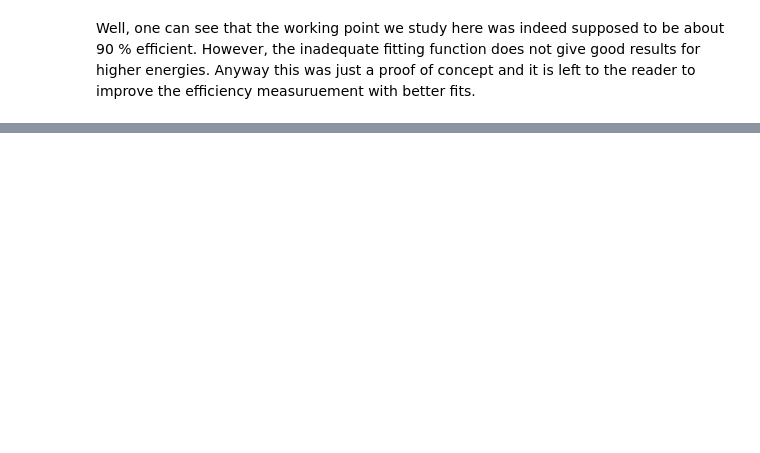
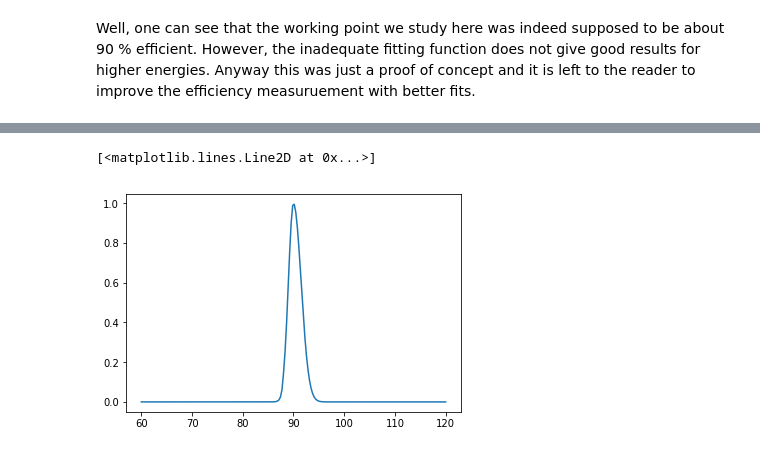
Before and after one commit to guitargeek/geeksw, a Jupyter notebook: examples/electron_tnp.ipynb, the cells around one changed output, grey strips where cells are left out. Saved outputs shown, nothing was run; the diff lists cells and outputs as text; code cells hidden in the pictures; blank space fills up the shorter version.

```diff
--- a/examples/electron_tnp.ipynb
+++ b/examples/electron_tnp.ipynb
@@ -317,0 +333,23 @@ Well, one can see that the working point we study here was indeed supposed to be
+# %%
+def cbexgaus(m, m0, sigma, alpha, n, sigma2, left_tail):
+    """convolution fix + exponential tail on the left.
+    """
+    t = (m - m0) / sigma
+    t0 = (m - m0) / sigma2
+    abs_alpha = abs(alpha)
+    abs_n = abs(n)
+
+    if left_tail >= 0:
+        return (t > 0) * np.exp(-0.5*t0*t0) + \
+               np.logical_and(t > -abs_alpha, t <= 0) * np.exp(-0.5*t*t) + \
+               (t <= -abs_alpha) * np.exp(-0.5*abs_alpha**2) * np.exp(n*(t+abs_alpha))
+    else:
+        return (t < 0) * np.exp(-0.5*t*t) + \
+               np.logical_and(t < abs_alpha, t >= 0) * np.exp(-0.5*t0*t0) + \
+               (t >= abs_alpha) * (abs_n/abs_alpha)**abs_n*np.exp(-0.5*abs_alpha**2) / \
+                                  (abs_n/abs_alpha - abs_alpha + t0)**absN
+# %%
+plt.plot(x, cbexgaus(x, 90.,1.,2.,3.,1.5,1))
+# %% [output]
+[<matplotlib.lines.Line2D at 0x...>]
+[figure, added]
```
Also changed, not shown: parts of 17 cells of this notebook, 25 other files.
